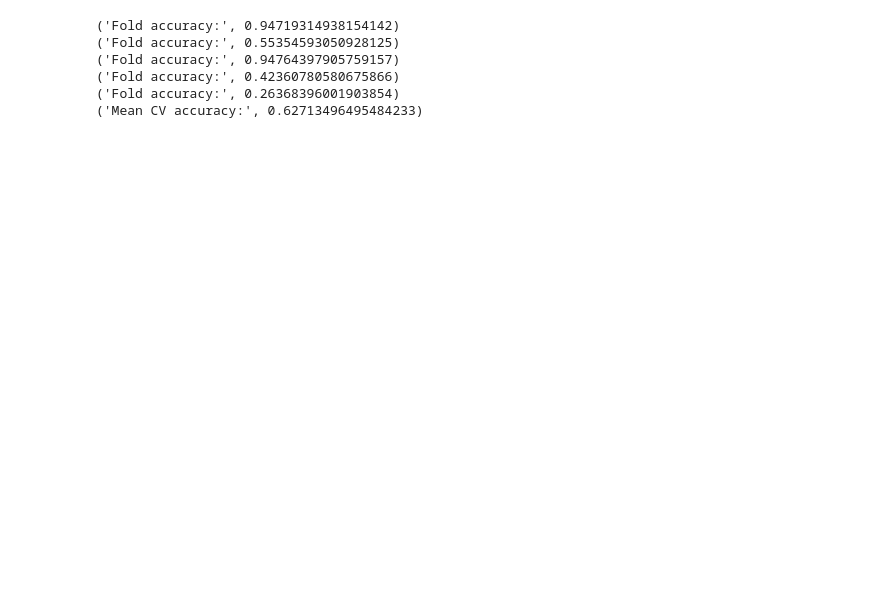
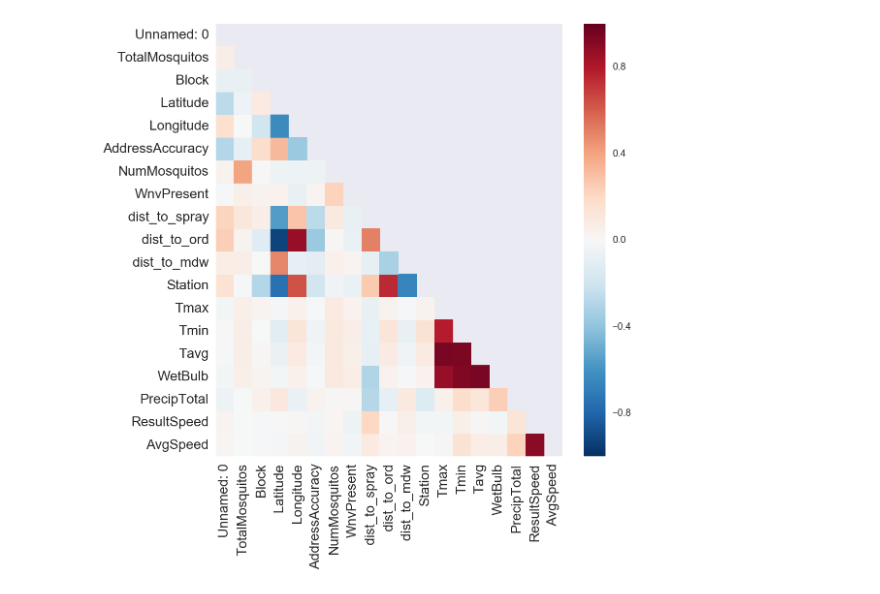
Before and after one commit to oboechick/kaggle_competition, a Jupyter notebook: code/kaggle_mosquitos.ipynb, the cells around one changed output. Cells and saved outputs as stored; diff of their text form; code cells hidden in the pictures; blank space fills up the shorter version.

```diff
--- a/code/kaggle_mosquitos.ipynb
+++ b/code/kaggle_mosquitos.ipynb
@@ -76,33 +63,22 @@ train_with_spray.corr()
-# %%
-cv_indices = StratifiedKFold(y, n_folds=5)
-
-# Function to crossvalidate accuracy of a knn model across folds
-def accuracy_crossvalidator(X, y, knn, cv_indices):
-
-    scores = []
-
-    for train_i, test_i in cv_indices:
-
-        X_train = X[train_i, :]
-        X_test = X[test_i, :]
-
-        y_train = y[train_i]
-        y_test = y[test_i]
-
-        knn.fit(X_train, y_train)
-
-        acc = knn.score(X_test, y_test)
-        scores.append(acc)
-
-        print('Fold accuracy:', acc)
-
-    print('Mean CV accuracy:', np.mean(scores))
-
-accuracy_crossvalidator(X, y, knn_uniform_n3, cv_indices)
-# %% [output]
-('Fold accuracy:', 0.94719314938154142)
-('Fold accuracy:', 0.55354593050928125)
-('Fold accuracy:', 0.94764397905759157)
-('Fold accuracy:', 0.42360780580675866)
-('Fold accuracy:', 0.26368396001903854)
-('Mean CV accuracy:', 0.62713496495484233)
+# %%
+corrs = train_msq.corr()
+
+# Set the default matplotlib figure size:
+fig, ax = plt.subplots(figsize=(8,8))
+
+# Generate a mask for the upper triangle (taken from seaborn example gallery)
+mask = np.zeros_like(corrs, dtype=np.bool)
+mask[np.triu_indices_from(mask)] = True
+
+# Plot the heatmap with seaborn.
+# Assign the matplotlib axis the function returns. This will let us resize the labels.
+ax = sns.heatmap(corrs, mask=mask)
+
+# Resize the labels.
+ax.set_xticklabels(ax.xaxis.get_ticklabels(), fontsize=14, rotation=90)
+ax.set_yticklabels(ax.yaxis.get_ticklabels(), fontsize=14, rotation=0)
+
+# If you put plt.show() at the bottom, it prevents those useless printouts from matplotlib.
+plt.show()
+# %% [output]
+[figure, added]
```
Also changed, not shown: parts of 13 cells of this notebook.
